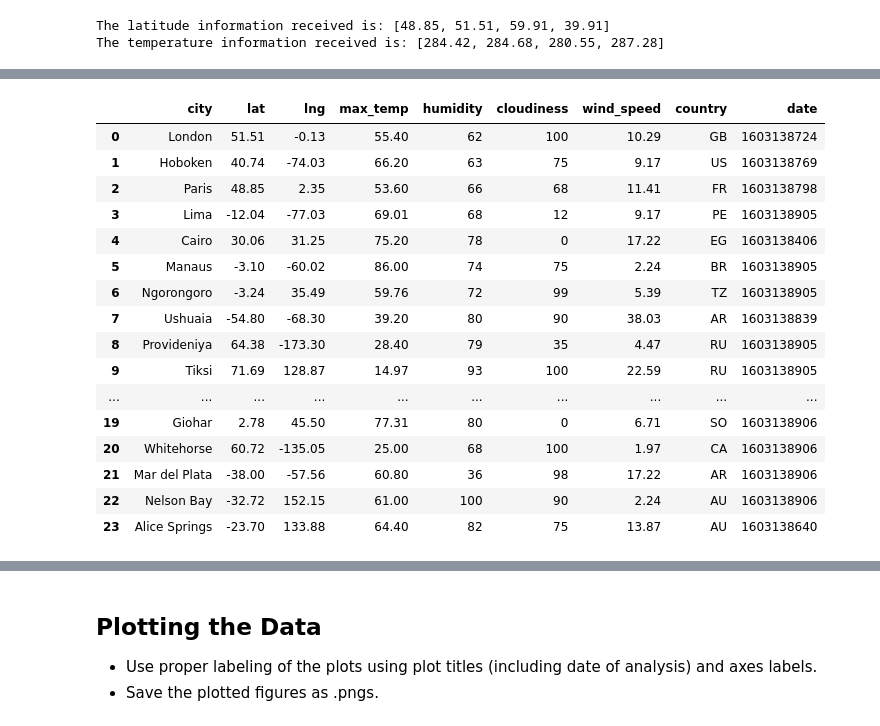
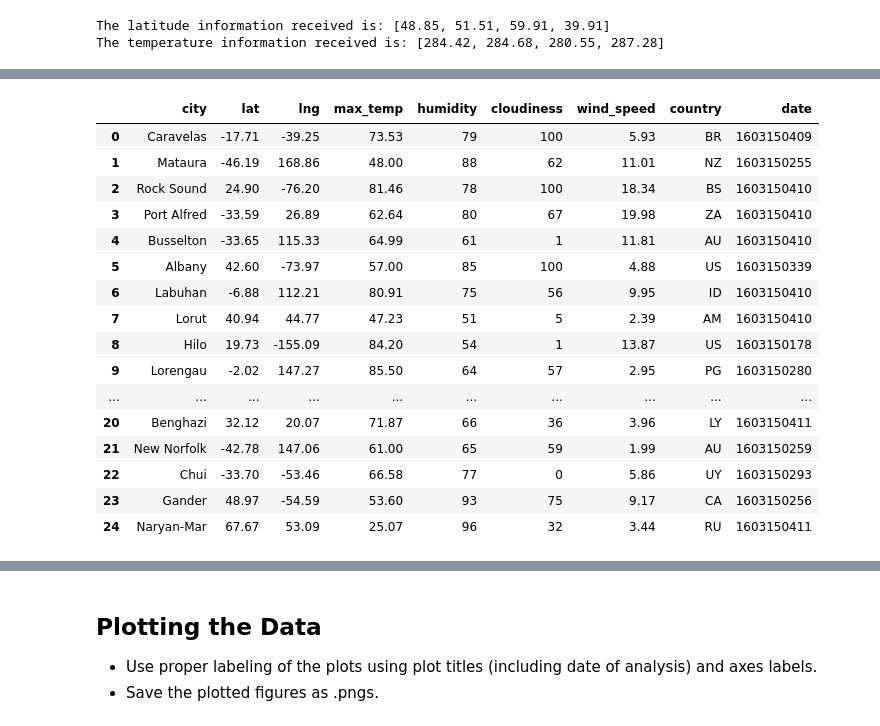
Before and after one commit to jtslater2/JTS-HW6-PythonAPI, a Jupyter notebook: WeatherPy/WeatherPy-jts.ipynb, the cells around one changed output, grey strips where cells are left out. Cells and saved outputs as stored; diff of their text form; code cells hidden in the pictures.

```diff
--- a/WeatherPy/WeatherPy-jts.ipynb
+++ b/WeatherPy/WeatherPy-jts.ipynb
@@ -53,8 +54,8 @@ cities = []
 #print(cities)
 
 # let's make a smaller list
-lats = np.random.uniform(lat_range[0], lat_range[1], size=40)
-lngs = np.random.uniform(lng_range[0], lng_range[1], size=40)
+lats = np.random.uniform(lat_range[0], lat_range[1], size=100)
+lngs = np.random.uniform(lng_range[0], lng_range[1], size=100)
 lat_lngs = zip(lats, lngs)
 
 # Identify nearest city for each lat, lng combination
@@ -66,8 +67,7 @@ for lat_lng in lat_lngs:
         cities.append(city)
 
 # Print the city count to confirm sufficient count
-print(cities)
-len(cities)
 
 print(cities)
+print(len(cities))
 # %% [output]
@@ -196,11 +259,32 @@ cldy = []
 wspd = []
 ctry = []
 date = []
+i = 0
+
+
+
+
+
+#for x in range(len(cities)):
+#    if (x+1) % 50 ==0:
+#        time.sleep(60)
+#    print(f"Making request number: {x} for ID: {cities[x]}")
+#    query_url = url + "appid=" + weather_api_key + "&units=" + units + "&q="
+
+
+# Get one of the posts
+#   post_response = requests.get(query_url + cities[x])
+
+   # Save post's JSON
+#response_json.append(post_response.json())
 
 
 
 # loop through tv show titles, make requests and parse
-for city in testcities:
+for city in cities:
+    if (i+1) % 50 == 0:
+        time.sleep(60)
+    print(f"Making request number: {i} for ID: {cities[i]}")
     query_url = url + "appid=" + weather_api_key + "&units=" + units + "&q="
     target_url = query_url + city
     #print(target_url)
@@ -222,7 +306,7 @@ for city in testcities:
         #date.append(newdate)
     except(KeyError):
         print("not found")
-
+    i = i+1
 
     #ratings.append(response[0]['show']['rating']['average'])
 print(testcity)
@@ -263,17 +356,17 @@ not found
 |  | city | lat | lng | max_temp | humidity | cloudiness | wind_speed | country | date |
-| 0 | London | 51.51 | -0.13 | 55.40 | 62 | 100 | 10.29 | GB | 1603138724 |
-| 1 | Hoboken | 40.74 | -74.03 | 66.20 | 63 | 75 | 9.17 | US | 1603138769 |
-| 2 | Paris | 48.85 | 2.35 | 53.60 | 66 | 68 | 11.41 | FR | 1603138798 |
-| 3 | Lima | -12.04 | -77.03 | 69.01 | 68 | 12 | 9.17 | PE | 1603138905 |
-| 4 | Cairo | 30.06 | 31.25 | 75.20 | 78 | 0 | 17.22 | EG | 1603138406 |
-| 5 | Manaus | -3.10 | -60.02 | 86.00 | 74 | 75 | 2.24 | BR | 1603138905 |
-| 6 | Ngorongoro | -3.24 | 35.49 | 59.76 | 72 | 99 | 5.39 | TZ | 1603138905 |
-| 7 | Ushuaia | -54.80 | -68.30 | 39.20 | 80 | 90 | 38.03 | AR | 1603138839 |
-| 8 | Provideniya | 64.38 | -173.30 | 28.40 | 79 | 35 | 4.47 | RU | 1603138905 |
-| 9 | Tiksi | 71.69 | 128.87 | 14.97 | 93 | 100 | 22.59 | RU | 1603138905 |
+| 0 | Caravelas | -17.71 | -39.25 | 73.53 | 79 | 100 | 5.93 | BR | 1603150409 |
+| 1 | Mataura | -46.19 | 168.86 | 48.00 | 88 | 62 | 11.01 | NZ | 1603150255 |
+| 2 | Rock Sound | 24.90 | -76.20 | 81.46 | 78 | 100 | 18.34 | BS | 1603150410 |
+| 3 | Port Alfred | -33.59 | 26.89 | 62.64 | 80 | 67 | 19.98 | ZA | 1603150410 |
+| 4 | Busselton | -33.65 | 115.33 | 64.99 | 61 | 1 | 11.81 | AU | 1603150410 |
+| 5 | Albany | 42.60 | -73.97 | 57.00 | 85 | 100 | 4.88 | US | 1603150339 |
+| 6 | Labuhan | -6.88 | 112.21 | 80.91 | 75 | 56 | 9.95 | ID | 1603150410 |
+| 7 | Lorut | 40.94 | 44.77 | 47.23 | 51 | 5 | 2.39 | AM | 1603150410 |
+| 8 | Hilo | 19.73 | -155.09 | 84.20 | 54 | 1 | 13.87 | US | 1603150178 |
+| 9 | Lorengau | -2.02 | 147.27 | 85.50 | 64 | 57 | 2.95 | PG | 1603150280 |
 | ... | ... | ... | ... | ... | ... | ... | ... | ... | ... |
-| 19 | Giohar | 2.78 | 45.50 | 77.31 | 80 | 0 | 6.71 | SO | 1603138906 |
-| 20 | Whitehorse | 60.72 | -135.05 | 25.00 | 68 | 100 | 1.97 | CA | 1603138906 |
-| 21 | Mar del Plata | -38.00 | -57.56 | 60.80 | 36 | 98 | 17.22 | AR | 1603138906 |
-| 22 | Nelson Bay | -32.72 | 152.15 | 61.00 | 100 | 90 | 2.24 | AU | 1603138906 |
-| 23 | Alice Springs | -23.70 | 133.88 | 64.40 | 82 | 75 | 13.87 | AU | 1603138640 |
+| 20 | Benghazi | 32.12 | 20.07 | 71.87 | 66 | 36 | 3.96 | LY | 1603150411 |
+| 21 | New Norfolk | -42.78 | 147.06 | 61.00 | 65 | 59 | 1.99 | AU | 1603150259 |
+| 22 | Chui | -33.70 | -53.46 | 66.58 | 77 | 0 | 5.86 | UY | 1603150293 |
+| 23 | Gander | 48.97 | -54.59 | 53.60 | 93 | 75 | 9.17 | CA | 1603150256 |
+| 24 | Naryan-Mar | 67.67 | 53.09 | 25.07 | 96 | 32 | 3.44 | RU | 1603150411 |
```
Also changed, not shown: parts of 8 cells of this notebook.
